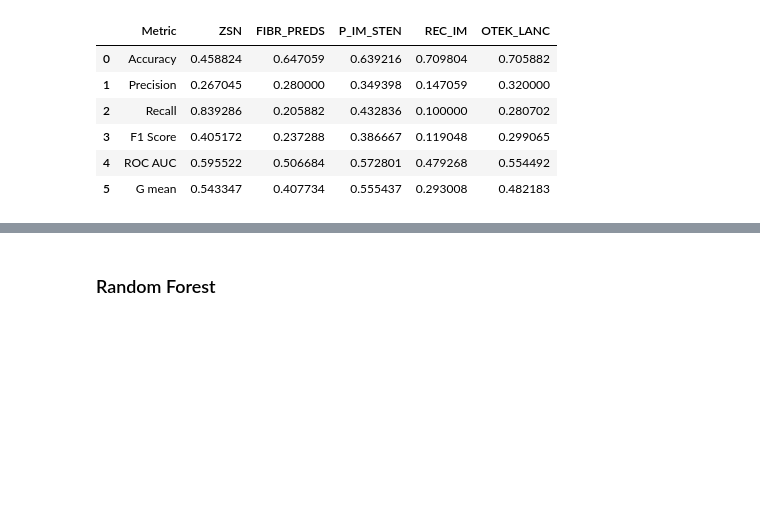
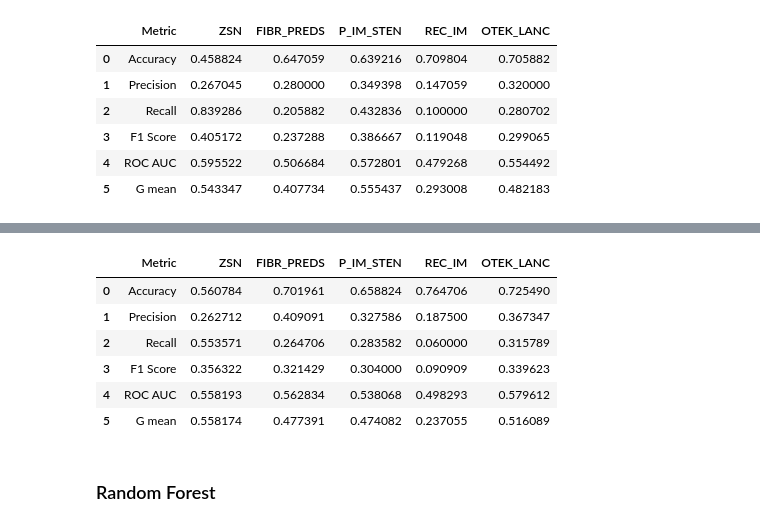
Before and after one commit to danghaidang04/Myocardial_Infraction_Complications_Analysis, a Jupyter notebook: main.ipynb, the cells around one changed output, grey strips where cells are left out. Cells and saved outputs as stored; diff of their text form; code cells hidden in the pictures; blank space fills up the shorter version.

Commit message:
Adding models, need testing

```diff
--- a/main.ipynb
+++ b/main.ipynb
@@ -366,7 +366,7 @@ from imblearn.metrics import geometric_mean_score
 # Define the pipeline
 pipeline = Pipeline(steps=[
     ('smote', SMOTE(random_state=0)),
-    ('model', DecisionTreeClassifier(random_state=0, class_weight="balanced"))
+    ('model', DecisionTreeClassifier(random_state=0, class_weight='balanced'))
 ])
 
 # Post-pruning
@@ -387,12 +387,12 @@ param_grid = {
 grid_search = GridSearchCV(pipeline, param_grid, cv=5, scoring='f1')
 
 # Train the model for all target variables and print the results as a table. A table includes several rows representing each of a metrics for imbalanced data. Each colummn represents each target variable.
-results = {"Metric": ["Accuracy", "Precision", "Recall", "F1 Score", "ROC AUC", "G mean"]}
+results_SMOTE_balanced = {"Metric": ["Accuracy", "Precision", "Recall", "F1 Score", "ROC AUC", "G mean"]}
 for i in range(len(y)):
     # pipeline.set_params(model__class_weight=weights[i])
     grid_search.fit(X_train[i], y_train[i])
     y_pred = grid_search.predict(X_val[i])
-    results[f"y{i}"] = [
+    results_SMOTE_balanced[f"y{i}"] = [
         accuracy_score(y_val[i], y_pred),
         precision_score(y_val[i], y_pred),
         recall_score(y_val[i], y_pred),
@@ -405,11 +405,11 @@ for i in range(len(y)):
     for name, param in grid_search.best_estimator_.get_params().items():
         print(f"{name}: {param}")
 
-results = pd.DataFrame(results)
+results_SMOTE_balanced = pd.DataFrame(results_SMOTE_balanced)
 # Change y0,y1,y2,y3,y4 to ZSN, FIBR_PREDS, P_IM_STEN, REC_IM, OTEK_LANC
-results.columns = ["Metric", "ZSN", "FIBR_PREDS", "P_IM_STEN", "REC_IM", "OTEK_LANC"]
+results_SMOTE_balanced.columns = ["Metric", "ZSN", "FIBR_PREDS", "P_IM_STEN", "REC_IM", "OTEK_LANC"]
 
-results
+results_SMOTE_balanced
 # %% [output]
 ========================================
 Hyperparameters for y0
@@ -468,12 +468,12 @@ param_grid = {
 grid_search = GridSearchCV(pipeline, param_grid, cv=5, scoring='f1')
 
 # Train the model for all target variables and print the results as a table. A table includes several rows representing each of a metrics for imbalanced data. Each colummn represents each target variable.
-results = {"Metric": ["Accuracy", "Precision", "Recall", "F1 Score", "ROC AUC", "G mean"]}
+results_cost_sensitive = {"Metric": ["Accuracy", "Precision", "Recall", "F1 Score", "ROC AUC", "G mean"]}
 for i in range(len(y)):
     pipeline.set_params(model__class_weight=weights[i]) # Adding weights to the current model
     grid_search.fit(X_train[i], y_train[i])
     y_pred = grid_search.predict(X_val[i])
-    results[f"y{i}"] = [
+    results_cost_sensitive[f"y{i}"] = [
         accuracy_score(y_val[i], y_pred),
         precision_score(y_val[i], y_pred),
         recall_score(y_val[i], y_pred),
@@ -486,11 +486,11 @@ for i in range(len(y)):
     for name, param in grid_search.best_estimator_.get_params().items():
         print(f"{name}: {param}")
 
-results = pd.DataFrame(results)
+results_cost_sensitive = pd.DataFrame(results_cost_sensitive)
 # Change y0,y1,y2,y3,y4 to ZSN, FIBR_PREDS, P_IM_STEN, REC_IM, OTEK_LANC
-results.columns = ["Metric", "ZSN", "FIBR_PREDS", "P_IM_STEN", "REC_IM", "OTEK_LANC"]
+results_cost_sensitive.columns = ["Metric", "ZSN", "FIBR_PREDS", "P_IM_STEN", "REC_IM", "OTEK_LANC"]
 
-results
+results_cost_sensitive
 # %% [output]
 ========================================
 Hyperparameters for y0
@@ -519,3 +606,16 @@ model__splitter: best
+# %%
+results_SMOTE_cost_sensitive
+results_SMOTE_cost_sensitive.columns = ["Metric", "ZSN", "FIBR_PREDS", "P_IM_STEN", "REC_IM", "OTEK_LANC"]
+
+results_SMOTE_cost_sensitive
+# %% [output]
+|  | Metric | ZSN | FIBR_PREDS | P_IM_STEN | REC_IM | OTEK_LANC |
+| 0 | Accuracy | 0.560784 | 0.701961 | 0.658824 | 0.764706 | 0.725490 |
+| 1 | Precision | 0.262712 | 0.409091 | 0.327586 | 0.187500 | 0.367347 |
+| 2 | Recall | 0.553571 | 0.264706 | 0.283582 | 0.060000 | 0.315789 |
+| 3 | F1 Score | 0.356322 | 0.321429 | 0.304000 | 0.090909 | 0.339623 |
+| 4 | ROC AUC | 0.558193 | 0.562834 | 0.538068 | 0.498293 | 0.579612 |
+| 5 | G mean | 0.558174 | 0.477391 | 0.474082 | 0.237055 | 0.516089 |
 # %% [markdown]
 ### Random Forest
 # %%
```
Also changed, not shown: parts of 20 cells of this notebook.
